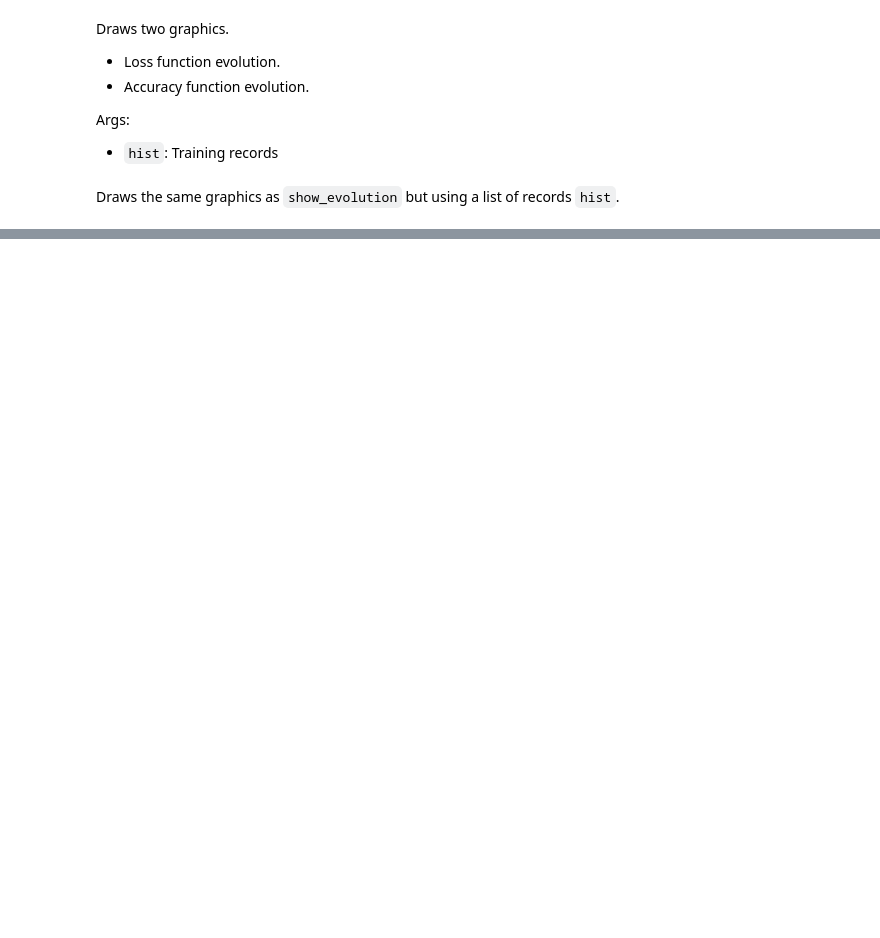
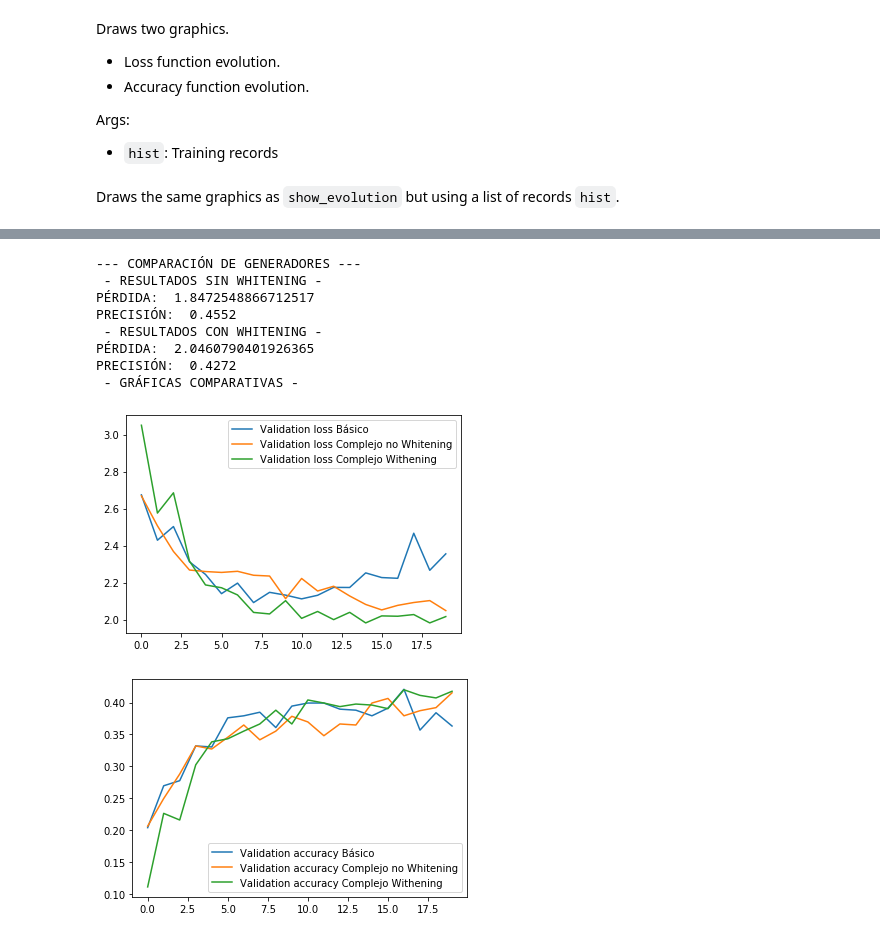
Before and after one commit to Ludvins/DGIIM_VC, a Jupyter notebook: Practica 2/Keras.ipynb, the cells around one changed output, grey strips where cells are left out. Cells and saved outputs as stored; diff of their text form; code cells hidden in the pictures; blank space fills up the shorter version.

```diff
--- a/Practica 2/Keras.ipynb
+++ b/Practica 2/Keras.ipynb
@@ -412,9 +451,20 @@ show_evolution(h)
 # %%
 print("--- COMPARACIÓN DE GENERADORES ---")
 print(" - RESULTADOS SIN WHITENING - ")
-h2 = train_and_evaluate(simple_base_net_model(), train_data_generator_without_whitening, test_data_generator_without_whitening, 32, load_cifar_data, 20, 0)
+h2 = train_and_evaluate(simple_base_net_model(), train_data_generator_without_whitening, test_data_generator_without_whitening, load_cifar_data, 32, 20, 0)
 print(" - RESULTADOS CON WHITENING - ")
-h3 = train_and_evaluate(simple_base_net_model(), train_data_generator_with_whitening, test_data_generator_with_whitening, 32, load_cifar_data, 20, 0)
+h3 = train_and_evaluate(simple_base_net_model(), train_data_generator_with_whitening, test_data_generator_with_whitening, load_cifar_data, 32, 20, 0)
 print(" - GRÁFICAS COMPARATIVAS -")
 compare_evolution([h, h2, h3], ["Básico", "Complejo no Whitening", "Complejo Withening"])
+# %% [output]
+--- COMPARACIÓN DE GENERADORES ---
+ - RESULTADOS SIN WHITENING -
+PÉRDIDA:  1.8472548866712517
+PRECISIÓN:  0.4552
+ - RESULTADOS CON WHITENING -
+PÉRDIDA:  2.0460790401926365
+PRECISIÓN:  0.4272
+ - GRÁFICAS COMPARATIVAS -
+[figure, added]
+[figure, added]
 # %%
```
Also changed, not shown: parts of 35 cells of this notebook.
